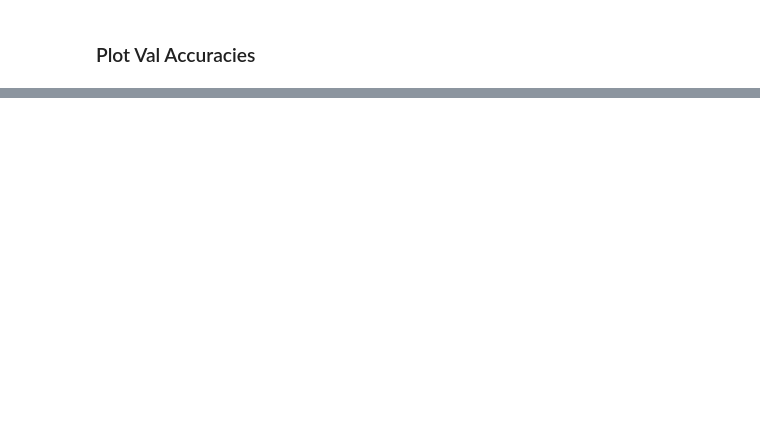
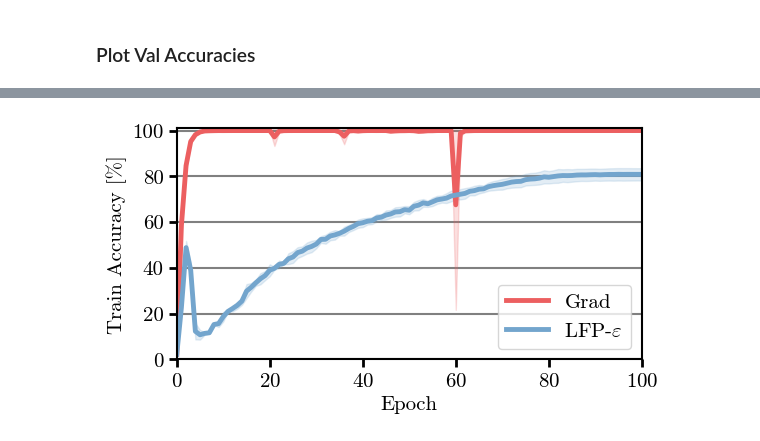
Before and after one commit to leanderweber/layerwise-feedback-propagation, a Jupyter notebook: nbs/plot-vit-results.ipynb, the cells around one changed output, grey strips where cells are left out. Drawn from its saved outputs; the diff is of its cells as text; code cells hidden in the pictures; blank space fills up the shorter version.

```diff
--- a/nbs/plot-vit-results.ipynb
+++ b/nbs/plot-vit-results.ipynb
@@ -22,6 +22,26 @@ from experiment_utils.evaluation import evaluate
 from experiment_utils.model import models
 from lfprop.propagation import propagator_lxt as propagator
 from lfprop.rewards import rewards
+# %%
+os.environ["WANDB_API_KEY"] = "<tbd>"  # Set your Weights & Biases API key here
+
+dataset_name = "oxford-flowers" #beans #oxford-flowers
+
+project_name = f"leanderweber/lfp-{dataset_name}-vit"
+filters = {
+    "config.optimizer_name": "adam",
+    "config.lr": 0.0002,
+}
+save_path = f"/media/lweber/f3ed2aae-a7bf-4a55-b50d-ea8fb534f1f51/reward-backprop/resubmission-1-experiments/vit-training-cluster/{dataset_name}/"
+history_fields = [
+    "epoch",
+    "train_micro_accuracy_top1",
+    "test_micro_accuracy_top1",
+    "total_training_time",
+]
+
+savedir = os.path.join(save_path, "saved_runs")
+os.makedirs(savedir, exist_ok=True)
 # %%
 import wandb
 import pandas as pd
@@ -1103,0 +141,71 @@ dict_keys(['vanilla-gradient', 'lfp-epsilon'])
+# %%
+def plot_wandb_accuracies(results_dicts, fname, colormap="Set1", split="test"):
+    fig, ax = plt.subplots(1, 1, figsize=(6, 3))
+
+    colors = np.linspace(0, 1, 9)
+    palette = cm.get_cmap(colormap)(colors)
+    pastel = 0.3
+    palette = (1 - pastel) * palette + pastel * np.ones((9, 4))
+
+    SPLITS = {
+        "train": "Train",
+        "test": "Test"
+    }
+
+    LABELS = {
+        "lfp-epsilon": r"LFP-$\varepsilon$",
+        "vanilla-gradient": r"Grad",
+    }
+
+    for p, (prop_name, runs) in enumerate(results_dicts.items()):
+        plot_data = []
+        for run_id, df in runs.items():
+            if split == "train":
+                plot_data.append(df["train_micro_accuracy_top1"].values)
+            else:
+                plot_data.append(df["test_micro_accuracy_top1"].values)
+        plot_data = np.array(plot_data)
+        plot_means = np.mean(plot_data, axis=0)
+        plot_stds = np.std(plot_data, axis=0)
+        xaxis = np.arange(len(plot_means))
+
+        ax.plot(xaxis, plot_means, color=palette[p], label=LABELS[prop_name], linewidth=3.5, alpha=1)
+        ax.fill_between(
+            xaxis,
+            plot_means + plot_stds,
+            plot_means - plot_stds,
+            color=palette[p],
+            alpha=0.2,
+        )
+
+    linelocs = [0.0, 0.2, 0.4, 0.6, 0.8, 1.0]
+    ax.hlines(
+        linelocs,
+        xmin=-1,
+        xmax=xaxis[-1],
+        color=(0.5, 0.5, 0.5, 1),
+        linewidth=1.5,
+        zorder=0,
+    )
+
+    ax.set_ylabel(f"{SPLITS[split]} Accuracy [%]")
+    ax.set_xlabel("Epoch")
+    ax.set_ylim([0.0, 1.01])
+    ax.set_yticks([0.0, 0.2, 0.4, 0.6, 0.8, 1.0])
+    ax.set_xlim([0.0, xaxis[-1]])
+    ax.set_yticklabels([0, 20, 40, 60, 80, 100])
+    ax.tick_params(length=6, width=2)
+    ax.legend()
+    plt.show()
+    fig.savefig(fname)
+
+# Prepare the dictionary for plotting
+results_dicts = {
+    "vanilla-gradient": results_grad,
+    "lfp-epsilon": results_lfp,
+}
+
+plot_wandb_accuracies(results_dicts, os.path.join(save_path, "accuracies-train.svg"), colormap="Set1", split="train")
+plot_wandb_accuracies(results_dicts, os.path.join(save_path, "accuracies-test.svg"), colormap="Set1", split="test")
+# %% [output]
+[figure, added]
```
Also changed, not shown: parts of 18 cells of this notebook, 37 other files.
